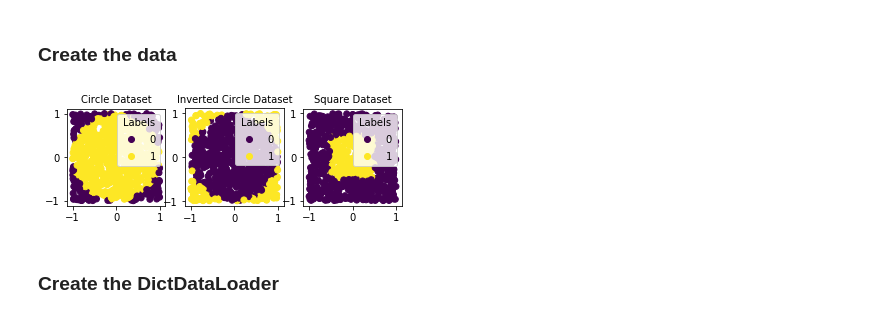
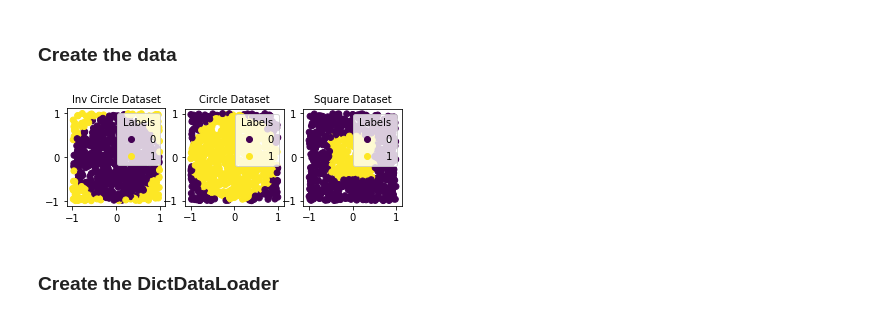
Before and after one commit to snorkel-team/snorkel-tutorials, a Jupyter notebook: multitask/multitask_tutorial.ipynb, the cells around one changed output. Drawn from its saved outputs; the diff is of its cells as text; code cells hidden in the pictures.

```diff
--- a/multitask/multitask_tutorial.ipynb
+++ b/multitask/multitask_tutorial.ipynb
@@ -39,11 +44,18 @@ import os
 if os.path.basename(os.getcwd()) == "snorkel-tutorials":
     os.chdir("multitask")
 # %%
-from utils import make_circle_data, make_square_data
+from utils import make_circle_dataset, make_square_dataset
 
 N = 1000  # Data points per dataset
 R = 1  # Unit distance
 
-circle_data_splits, circle_label_splits = make_circle_data(N, R)
-square_data_splits, square_label_splits = make_square_data(N, R)
+circle_train, circle_valid, circle_test = make_circle_dataset(N, R)
+(circle_X_train, circle_Y_train) = circle_train
+(circle_X_valid, circle_Y_valid) = circle_valid
+(circle_X_test, circle_Y_test) = circle_test
+
+square_train, square_valid, square_test = make_square_dataset(N, R)
+(square_X_train, square_Y_train) = square_train
+(square_X_valid, square_Y_valid) = square_valid
+(square_X_test, square_Y_test) = square_test
 # %%
@@ -241,45 +260,40 @@ And because it will have a non-shared layer (call it the `inv_circle_head`), it
 # %% [markdown]
 ### Create the data
 # %%
-from utils import make_inv_circle_data
+from utils import make_inv_circle_dataset
 
-# We flip the inequality when generating the labels so that our positive class is now _outside_ the circle.
-inv_circle_data_splits, inv_circle_label_splits = make_inv_circle_data(N, R)
+# We flip the inequality when generating the labels so that our positive
+# class is now _outside_ the circle.
+inv_circle_train, inv_circle_valid, inv_circle_test = make_inv_circle_dataset(N, R)
+(inv_circle_X_train, inv_circle_Y_train) = inv_circle_train
+(inv_circle_X_valid, inv_circle_Y_valid) = inv_circle_valid
+(inv_circle_X_test, inv_circle_Y_test) = inv_circle_test
 # %%
 import matplotlib.pyplot as plt
 
 fig, axs = plt.subplots(1, 3)
 
 scatter = axs[0].scatter(
-    circle_data_splits["train"][:, 0],
-    circle_data_splits["train"][:, 1],
-    c=circle_label_splits["train"],
+    inv_circle_X_train[:, 0], inv_circle_X_train[:, 1], c=inv_circle_Y_train
 )
 axs[0].set_aspect("equal", "box")
-axs[0].set_title("Circle Dataset", fontsize=10)
+axs[0].set_title("Inv Circle Dataset", fontsize=10)
 axs[0].legend(*scatter.legend_elements(), loc="upper right", title="Labels")
 
-scatter = axs[1].scatter(
-    inv_circle_data_splits["train"][:, 0],
-    inv_circle_data_splits["train"][:, 1],
-    c=inv_circle_label_splits["train"],
-)
+scatter = axs[1].scatter(circle_X_train[:, 0], circle_X_train[:, 1], c=circle_Y_train)
 axs[1].set_aspect("equal", "box")
-axs[1].set_title("Inverted Circle Dataset", fontsize=10)
+axs[1].set_title("Circle Dataset", fontsize=10)
 axs[1].legend(*scatter.legend_elements(), loc="upper right", title="Labels")
 
-scatter = axs[2].scatter(
-    square_data_splits["train"][:, 0],
-    square_data_splits["train"][:, 1],
-    c=square_label_splits["train"],
-)
+scatter = axs[2].scatter(square_X_train[:, 0], square_X_train[:, 1], c=square_Y_train)
 axs[2].set_aspect("equal", "box")
 axs[2].set_title("Square Dataset", fontsize=10)
 axs[2].legend(*scatter.legend_elements(), loc="upper right", title="Labels")
 
+
 plt.show()
 # %% [output]
-[figure, old version]
+[figure, new version]
 # %% [markdown]
 ### Create the DictDataLoader
 # %% [markdown]
```
Also changed, not shown: parts of 18 cells of this notebook, 1 other file.
